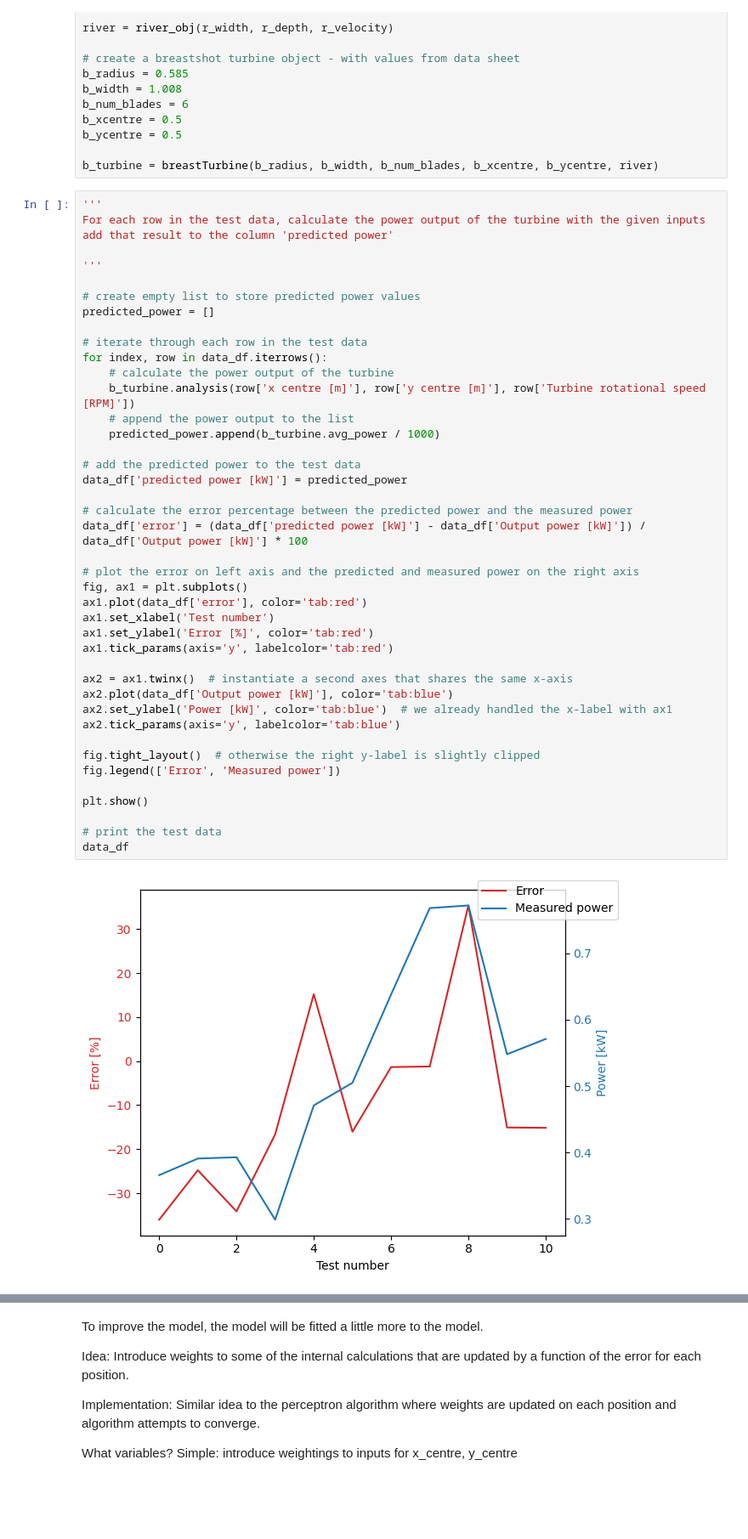
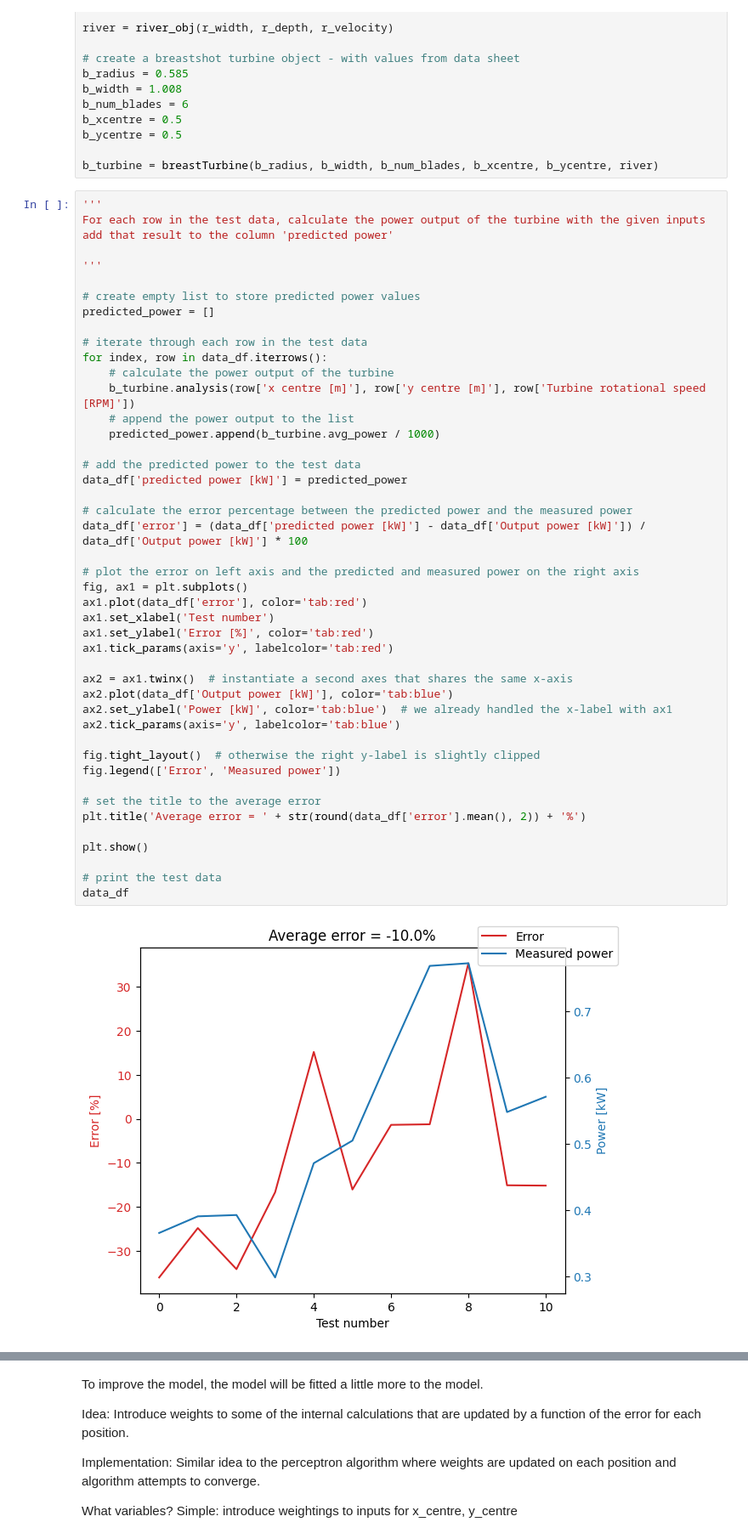
Before and after one commit to pilipb/DP4-code, a Jupyter notebook: validation.ipynb, the cells around one changed output, grey strips where cells are left out. Shown at 85% size. Drawn from its saved outputs; the diff is of its cells as text; blank space fills up the shorter version.

```diff
--- a/validation.ipynb
+++ b/validation.ipynb
@@ -63,34 +63,37 @@ for index, row in data_df.iterrows():
     b_turbine.analysis(row['x centre [m]'], row['y centre [m]'], row['Turbine rotational speed [RPM]'])
     # append the power output to the list
     predicted_power.append(b_turbine.avg_power / 1000)
 
 # add the predicted power to the test data
 data_df['predicted power [kW]'] = predicted_power
 
 # calculate the error percentage between the predicted power and the measured power
 data_df['error'] = (data_df['predicted power [kW]'] - data_df['Output power [kW]']) / data_df['Output power [kW]'] * 100
 
 # plot the error on left axis and the predicted and measured power on the right axis
 fig, ax1 = plt.subplots()
 ax1.plot(data_df['error'], color='tab:red')
 ax1.set_xlabel('Test number')
 ax1.set_ylabel('Error [%]', color='tab:red')
 ax1.tick_params(axis='y', labelcolor='tab:red')
 
 ax2 = ax1.twinx()  # instantiate a second axes that shares the same x-axis
 ax2.plot(data_df['Output power [kW]'], color='tab:blue')
 ax2.set_ylabel('Power [kW]', color='tab:blue')  # we already handled the x-label with ax1
 ax2.tick_params(axis='y', labelcolor='tab:blue')
 
 fig.tight_layout()  # otherwise the right y-label is slightly clipped
 fig.legend(['Error', 'Measured power'])
 
+# set the title to the average error
+plt.title('Average error = ' + str(round(data_df['error'].mean(), 2)) + '%')
+
 plt.show()
 
 # print the test data
 data_df
 # %% [output]
-[figure, old version]
+[figure, new version]
 |  | Position | x centre [m] | y centre [m] | Output power [kW] | Period for 10 rotation [s] | Period for 1 rotation [s] | ... |
 | 0 | A | 0.65 | 0.14 | 0.366 | 41.52 | 4.152 | ... |
 | 1 | B | 0.65 | 0.02 | 0.391 | 40.62 | 4.062 | ... |
```
Also changed, not shown: parts of 4 cells of this notebook, 1 other file.
